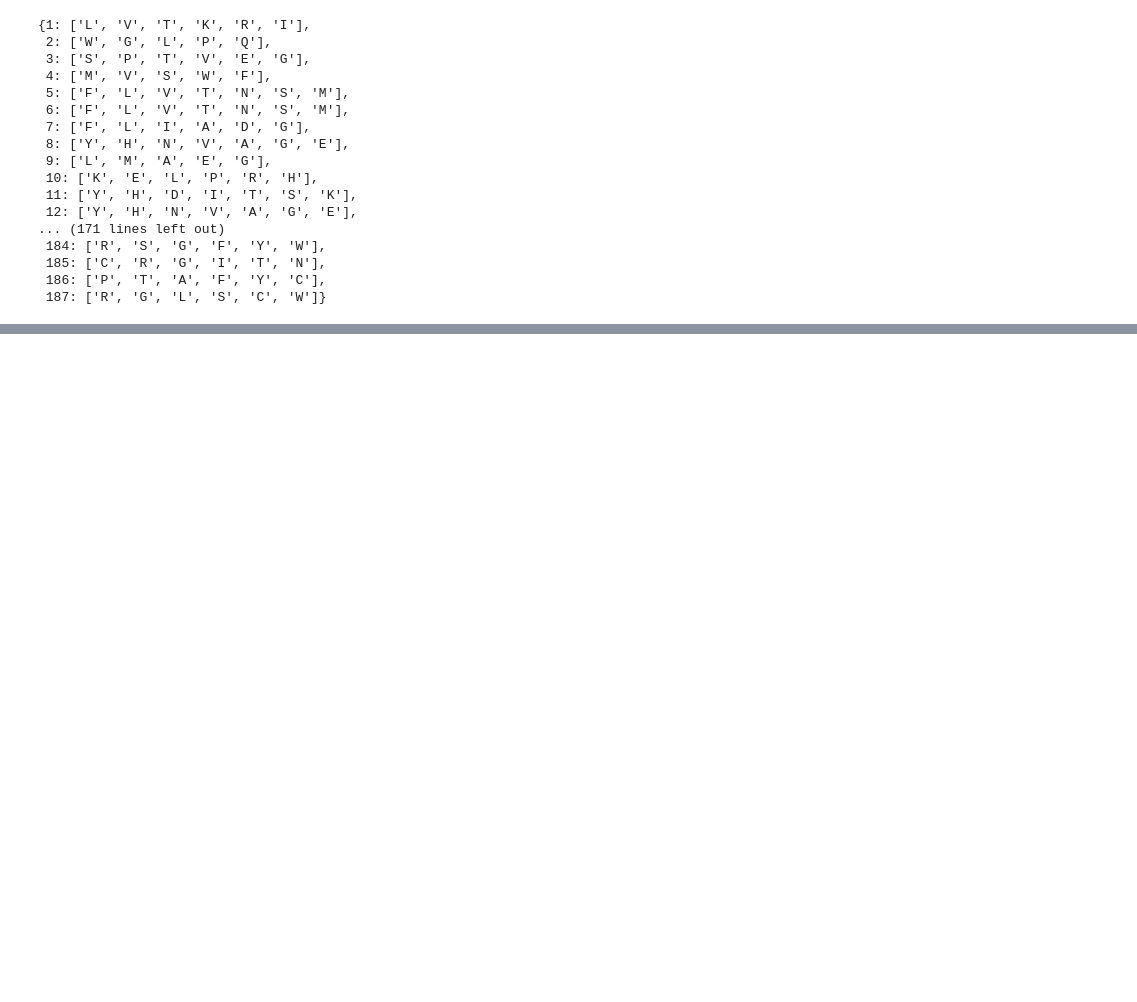
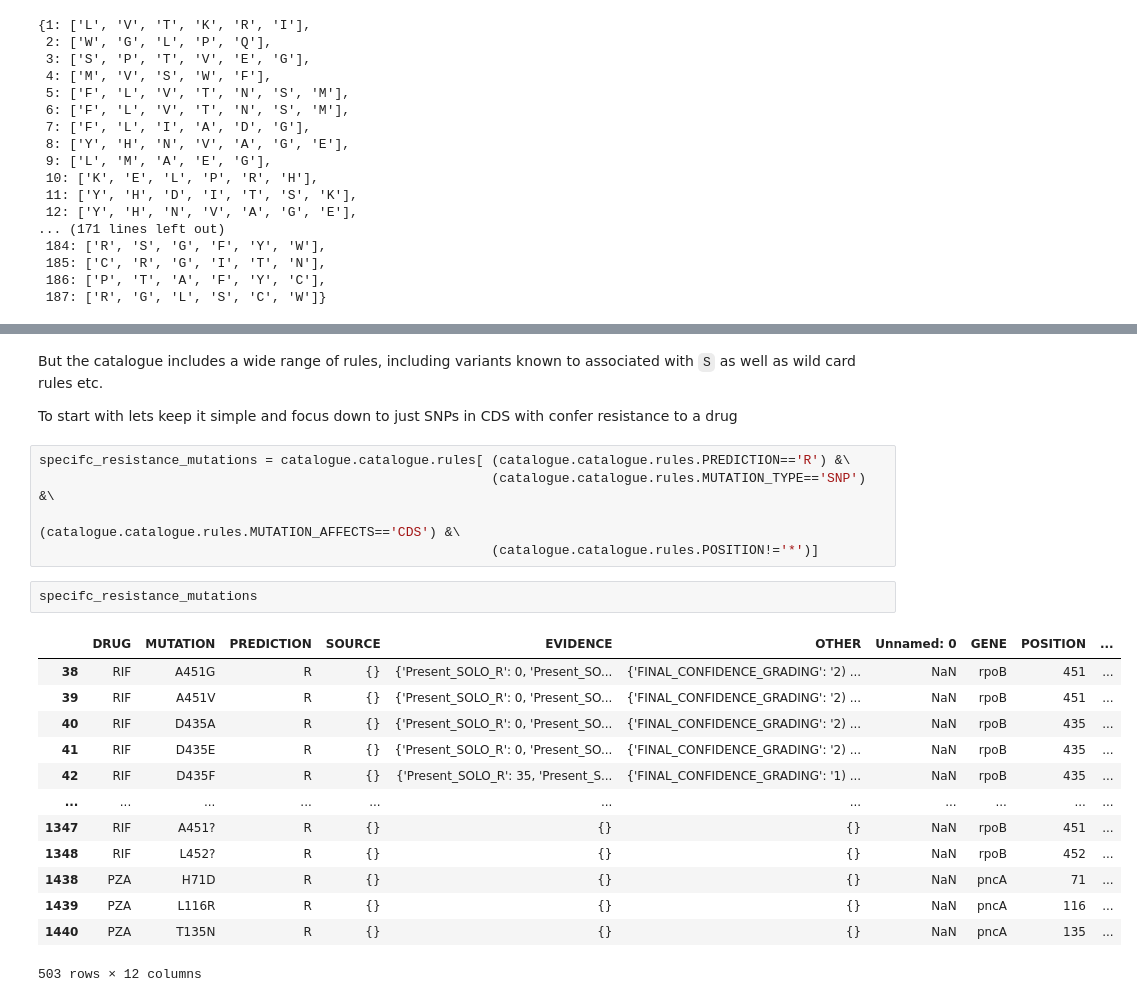
Before and after one commit to fowler-lab/sbmlsim, a Jupyter notebook: kernel.ipynb, the cells around one changed output, grey strips where cells are left out. Drawn from its saved outputs; the diff is of its cells as text; blank space fills up the shorter version.

```diff
--- a/kernel.ipynb
+++ b/kernel.ipynb
@@ -109,0 +147,25 @@ possible_mutations
+# %% [markdown]
+But the catalogue includes a wide range of rules, including variants known to associated with `S` as well as wild card rules etc.
+
+To start with lets keep it simple and focus down to just SNPs in CDS with confer resistance to a drug
+# %%
+specifc_resistance_mutations = catalogue.catalogue.rules[ (catalogue.catalogue.rules.PREDICTION=='R') &\
+                                                          (catalogue.catalogue.rules.MUTATION_TYPE=='SNP') &\
+                                                          (catalogue.catalogue.rules.MUTATION_AFFECTS=='CDS') &\
+                                                          (catalogue.catalogue.rules.POSITION!='*')]
+# %%
+specifc_resistance_mutations
+# %% [output]
+|  | DRUG | MUTATION | PREDICTION | SOURCE | EVIDENCE | OTHER | Unnamed: 0 | GENE | POSITION | ... |
+| 38 | RIF | A451G | R | {} | {'Present_SOLO_R': 0, 'Present_SO... | {'FINAL_CONFIDENCE_GRADING': '2) ... | NaN | rpoB | 451 | ... |
+| 39 | RIF | A451V | R | {} | {'Present_SOLO_R': 0, 'Present_SO... | {'FINAL_CONFIDENCE_GRADING': '2) ... | NaN | rpoB | 451 | ... |
+| 40 | RIF | D435A | R | {} | {'Present_SOLO_R': 0, 'Present_SO... | {'FINAL_CONFIDENCE_GRADING': '2) ... | NaN | rpoB | 435 | ... |
+| 41 | RIF | D435E | R | {} | {'Present_SOLO_R': 0, 'Present_SO... | {'FINAL_CONFIDENCE_GRADING': '2) ... | NaN | rpoB | 435 | ... |
+| 42 | RIF | D435F | R | {} | {'Present_SOLO_R': 35, 'Present_S... | {'FINAL_CONFIDENCE_GRADING': '1) ... | NaN | rpoB | 435 | ... |
+| ... | ... | ... | ... | ... | ... | ... | ... | ... | ... | ... |
+| 1347 | RIF | A451? | R | {} | {} | {} | NaN | rpoB | 451 | ... |
+| 1348 | RIF | L452? | R | {} | {} | {} | NaN | rpoB | 452 | ... |
+| 1438 | PZA | H71D | R | {} | {} | {} | NaN | pncA | 71 | ... |
+| 1439 | PZA | L116R | R | {} | {} | {} | NaN | pncA | 116 | ... |
+| 1440 | PZA | T135N | R | {} | {} | {} | NaN | pncA | 135 | ... |
+503 rows × 12 columns
```
Also changed, not shown: parts of 13 cells of this notebook, 2 other files.
